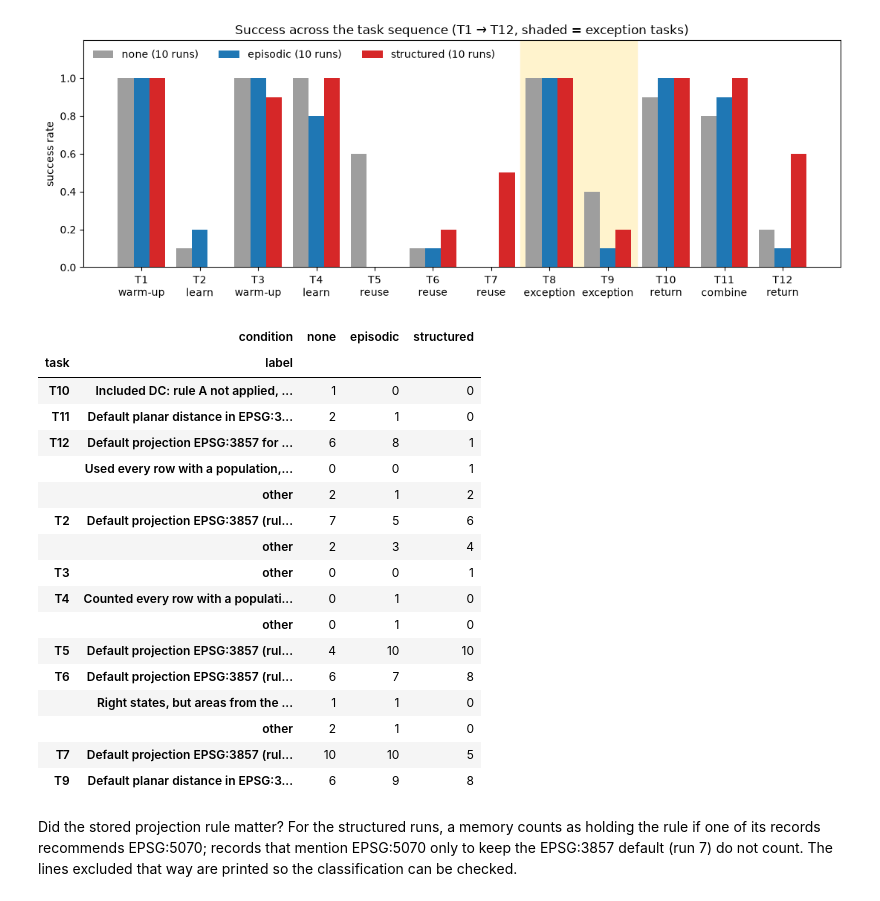
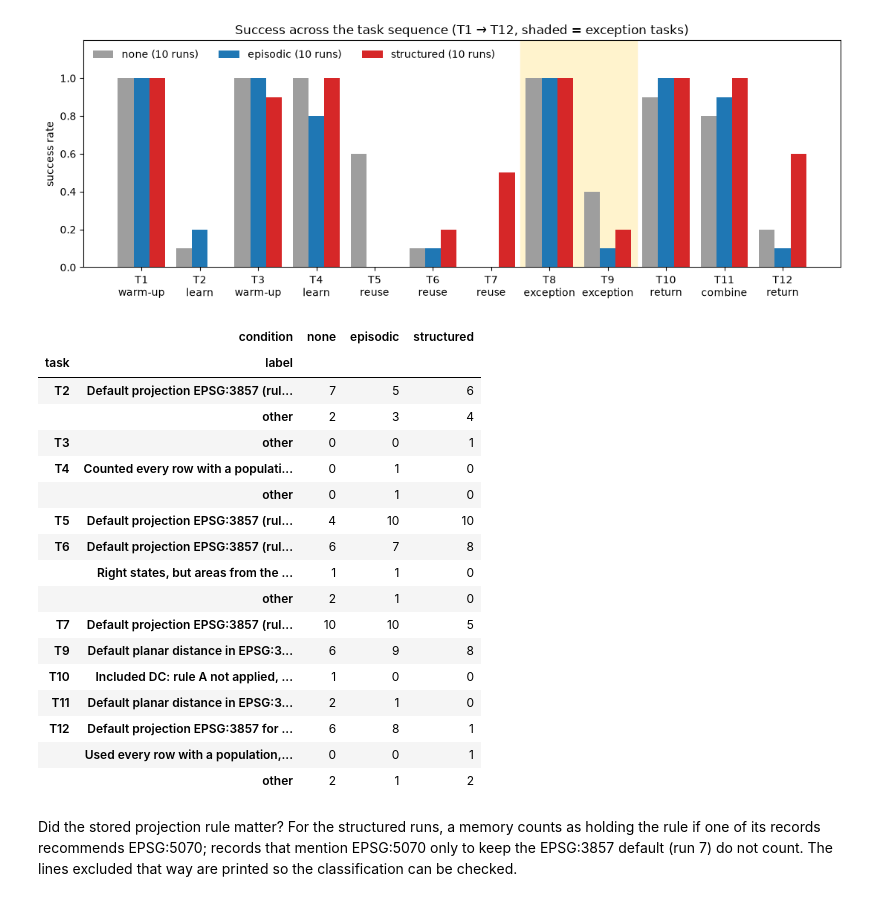
Before and after one commit to QianhengZhang/CS839-agent-memory, a Jupyter notebook: hw1_memory.ipynb, the cells around one changed output. Drawn from its saved outputs; the diff is of its cells as text; code cells hidden in the pictures.

```diff
--- a/hw1_memory.ipynb
+++ b/hw1_memory.ipynb
@@ -234,7 +236,7 @@ The saved runs were made on Oct 11, 2026 with `utils/` as of commit `4aafee0`. L
 # %%
 N_RUNS = 5
 if client is not None:
-    run_all(client, MODEL, SPEC, MAIN_DIR, runs=range(1, N_RUNS + 1), workers=3,
+    run_all(client, MODEL, SPEC, MAIN_DIR, runs=range(1, N_RUNS + 1), workers=6,
             budget_usd=BUDGET_USD, budget_dirs=BUDGET_DIRS)
 print(f"Spent on the memory experiment so far: ${spent_usd(*BUDGET_DIRS):.3f}")
 # %% [output]
@@ -249,7 +251,7 @@ After runs 1–5, three comparisons were close or surprising: (1) no memory solv
 STABILITY_RUNS = range(6, 11)
 STABILITY_CONDITIONS = CONDITIONS
 if client is not None:
-    run_all(client, MODEL, SPEC, MAIN_DIR, runs=STABILITY_RUNS, conditions=STABILITY_CONDITIONS, workers=3,
+    run_all(client, MODEL, SPEC, MAIN_DIR, runs=STABILITY_RUNS, conditions=STABILITY_CONDITIONS, workers=6,
             budget_usd=BUDGET_USD, budget_dirs=BUDGET_DIRS)
 print(f"Spent on the memory experiment so far: ${spent_usd(*BUDGET_DIRS):.3f}")
 # %% [output]
@@ -391,15 +393,11 @@ plt.show()
 # %%
 # Wrong answers by cause (grader labels; never shown to the agent or the memory)
 wrong = df[~df["correct"]]
-pd.crosstab([wrong["task"], wrong["label"]], wrong["condition"]).reindex(columns=list(CONDITIONS), fill_value=0)
+causes = pd.crosstab([wrong["task"], wrong["label"]], wrong["condition"]).reindex(columns=list(CONDITIONS), fill_value=0)
+causes.loc[sorted(causes.index, key=lambda ix: (ORDER.index(ix[0]), ix[1]))]
 # %% [output]
 |  | condition | none | episodic | structured |
 | task | label |  |  |  |
-| T10 | Included DC: rule A not applied, ... | 1 | 0 | 0 |
-| T11 | Default planar distance in EPSG:3... | 2 | 1 | 0 |
-| T12 | Default projection EPSG:3857 for ... | 6 | 8 | 1 |
-|  | Used every row with a population,... | 0 | 0 | 1 |
-|  | other | 2 | 1 | 2 |
 | T2 | Default projection EPSG:3857 (rul... | 7 | 5 | 6 |
 |  | other | 2 | 3 | 4 |
 | T3 | other | 0 | 0 | 1 |
@@ -411,6 +409,11 @@ pd.crosstab([wrong["task"], wrong["label"]], wrong["condition"]).reindex(columns
 |  | other | 2 | 1 | 0 |
 | T7 | Default projection EPSG:3857 (rul... | 10 | 10 | 5 |
 | T9 | Default planar distance in EPSG:3... | 6 | 9 | 8 |
+| T10 | Included DC: rule A not applied, ... | 1 | 0 | 0 |
+| T11 | Default planar distance in EPSG:3... | 2 | 1 | 0 |
+| T12 | Default projection EPSG:3857 for ... | 6 | 8 | 1 |
+|  | Used every row with a population,... | 0 | 0 | 1 |
+|  | other | 2 | 1 | 2 |
 # %% [markdown]
 Did the stored projection rule matter? For the structured runs, a memory counts as holding the rule if one of its records recommends EPSG:5070; records that mention EPSG:5070 only to keep the EPSG:3857 default (run 7) do not count. The lines excluded that way are printed so the classification can be checked.
 # %%
```
Also changed, not shown: parts of 4 cells of this notebook.
